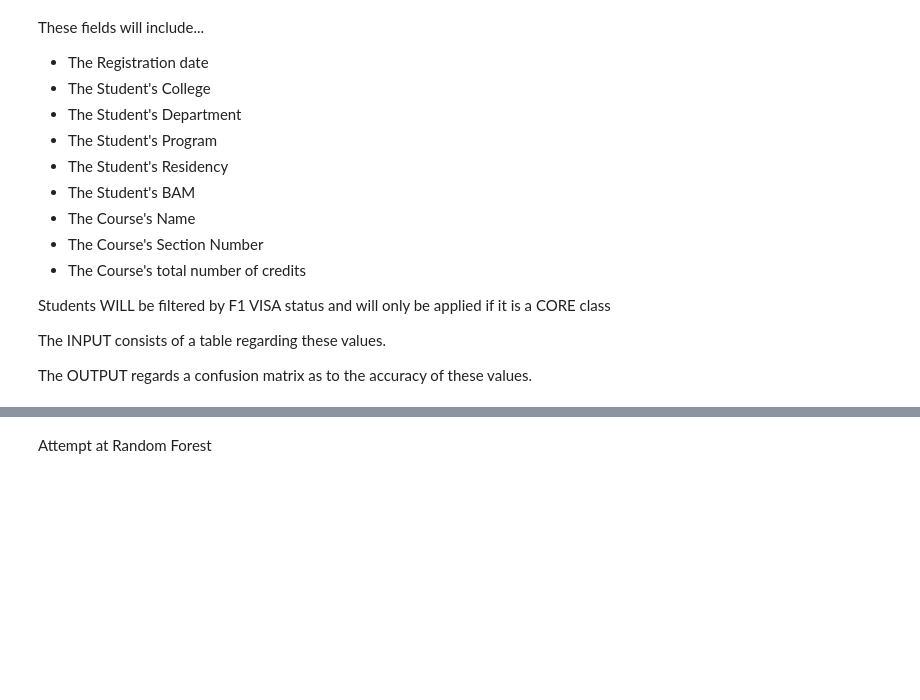
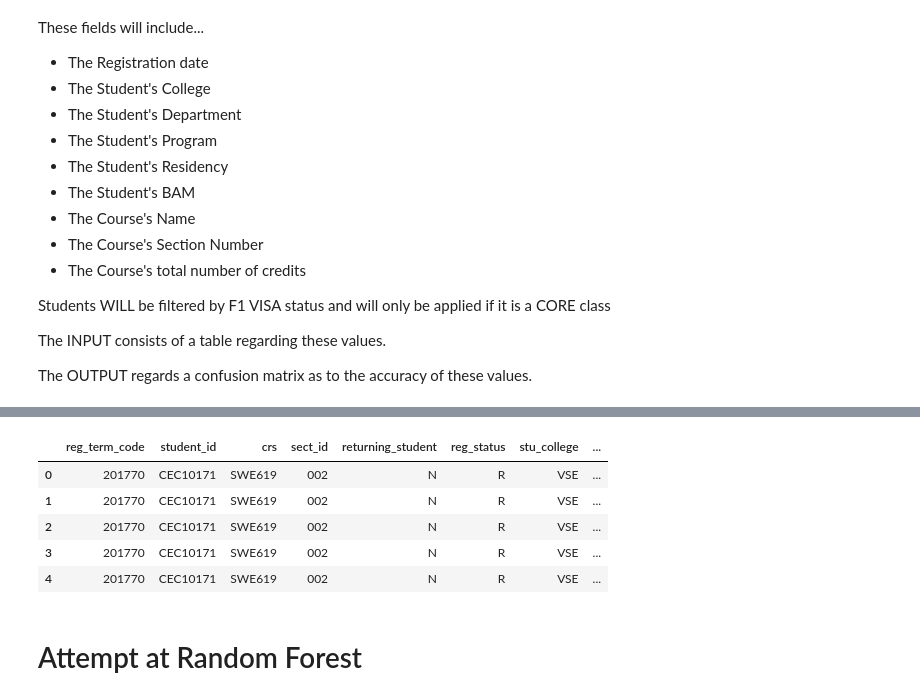
Before and after one commit to GoswamiSagarD/Team-Prophecy, a Jupyter notebook: Code/src/DataEngineering/ModelCreation_ipynb/LinearRegression.ipynb, the cells around one changed output, grey strips where cells are left out. Saved outputs shown, nothing was run; the diff lists cells and outputs as text; code cells hidden in the pictures; blank space fills up the shorter version.

```diff
--- a/Code/src/DataEngineering/ModelCreation_ipynb/LinearRegression.ipynb
+++ b/Code/src/DataEngineering/ModelCreation_ipynb/LinearRegression.ipynb
@@ -162,0 +178,9 @@ The OUTPUT regards a confusion matrix as to the accuracy of these values.
+# %%
+total_stat.head()
+# %% [output]
+|  | reg_term_code | student_id | crs | sect_id | returning_student | reg_status | stu_college | ... |
+| 0 | 201770 | CEC10171 | SWE619 | 002 | N | R | VSE | ... |
+| 1 | 201770 | CEC10171 | SWE619 | 002 | N | R | VSE | ... |
+| 2 | 201770 | CEC10171 | SWE619 | 002 | N | R | VSE | ... |
+| 3 | 201770 | CEC10171 | SWE619 | 002 | N | R | VSE | ... |
+| 4 | 201770 | CEC10171 | SWE619 | 002 | N | R | VSE | ... |
@@ -163,2 +189,2 @@ The OUTPUT regards a confusion matrix as to the accuracy of these values.
 # %% [markdown]
-Attempt at Random Forest
+# Attempt at Random Forest #
```
Also changed, not shown: parts of 13 cells of this notebook, 1 other file.
